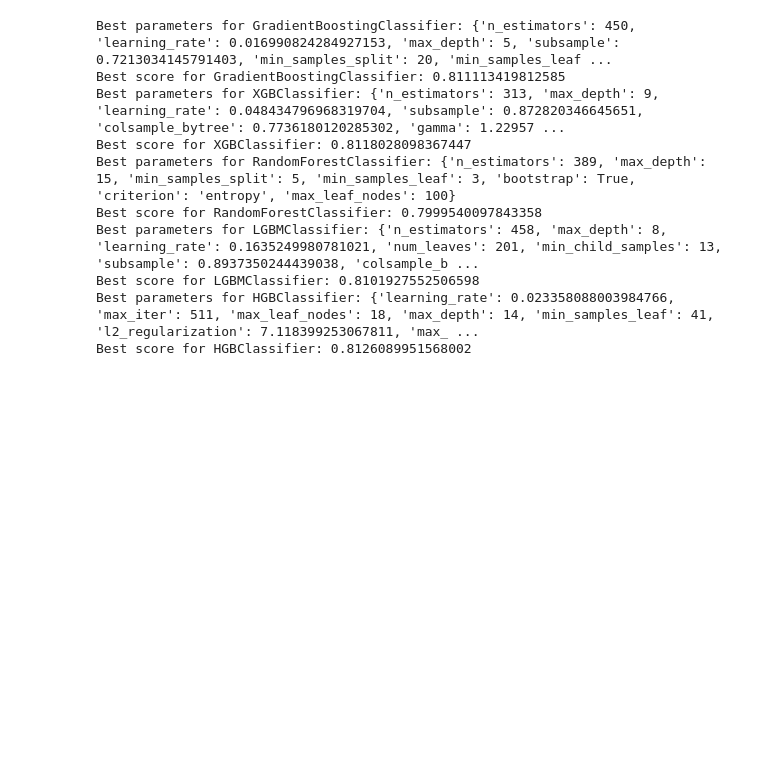
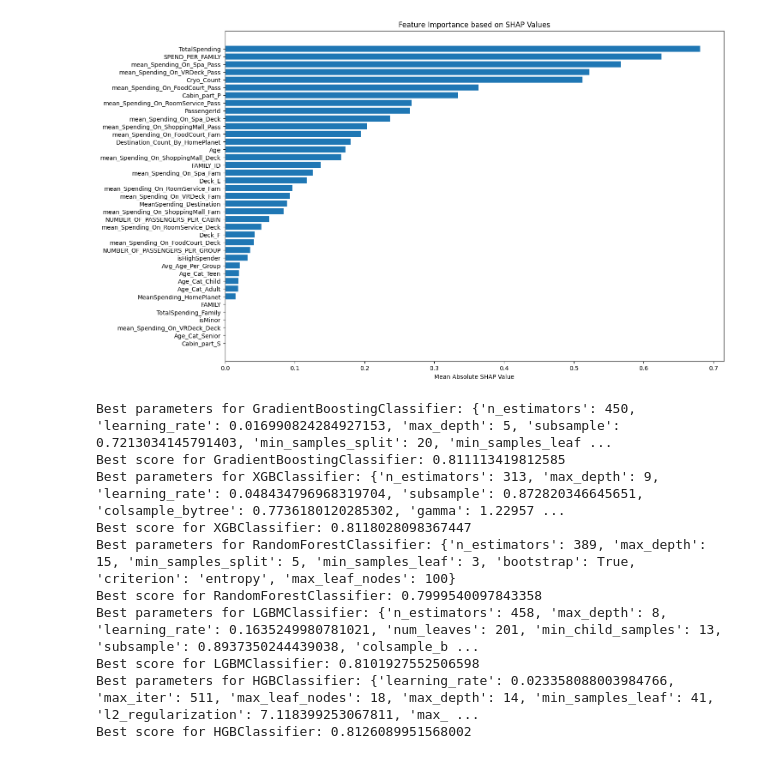
Before and after one commit to marcaroland/kaggle_spaceship, a Jupyter notebook: codebase.ipynb, the cells around one changed output. Cells and saved outputs as stored; diff of their text form; code cells hidden in the pictures; blank space fills up the shorter version.

Commit message:
Feature explanation & new feature added

```diff
--- a/codebase.ipynb
+++ b/codebase.ipynb
@@ -80,10 +83,12 @@ class FeatureEngineering:
         passenger_spending = data.groupby('PassengerId')[service_columns].agg(['mean'])
         family_spending = data.groupby('FAMILY_ID')[service_columns].agg(['mean'])
         deck_spending = data.groupby('Deck')[service_columns].agg(['mean'])
+        family_spending_sum = data.groupby('FAMILY_ID')[service_columns].agg(['sum'])
 
         passenger_spending.columns = [f"{stat}_Spending_On_{col}_Pass" for col, stat in passenger_spending.columns]
         family_spending.columns = [f"{stat}_Spending_On_{col}_Fam" for col, stat in family_spending.columns]
         deck_spending.columns = [f"{stat}_Spending_On_{col}_Deck" for col, stat in deck_spending.columns]
+        family_spending_sum.columns = [f"{stat}_Spending_On_{col}_Fam_SUM" for col, stat in family_spending_sum.columns]
 
         data['TotalSpending'] = data[service_columns].sum(axis=1)
         data["MeanSpending_HomePlanet"] = data.groupby("HomePlanet")["TotalSpending"].transform("mean")
@@ -96,6 +101,7 @@ class FeatureEngineering:
         data = data.merge(passenger_spending, on='PassengerId', how='left')
         data = data.merge(family_spending, on='FAMILY_ID', how='left')
         data = data.merge(deck_spending, on='Deck', how='left')
+        data = data.merge(family_spending_sum, on='FAMILY_ID', how='left')
 
         # Create binary and categorical features for age column
         data['isMinor'] = (data['Age'] < 18).astype(int)
@@ -603,3 +610,23 @@ X_test['PassengerId'] = X_test['PassengerId'].astype('int64')
+# %%
+xgb_model = XGBClassifier()
+xgb_model.fit(X_train, y_train)
+
+explainer_xgb = shap.Explainer(xgb_model)
+shap_explanation = explainer_xgb(X_test)
+
+shap_importance = np.abs(shap_explanation.values).mean(axis=0)
+
+importance_df = pd.DataFrame({'Feature': X_test.columns, 'SHAP': shap_importance})
+importance_df = importance_df.sort_values(by='SHAP', ascending=False)
+
+plt.figure(figsize=(15,10))
+plt.barh(importance_df['Feature'], importance_df['SHAP'])
+plt.gca().invert_yaxis()
+plt.xlabel('Mean Absolute SHAP Value')
+plt.title('Feature Importance based on SHAP Values')
+plt.show()
+# %% [output]
+[figure, added]
 # %%
 gbc_best_optuna_params = Modeller.tune_model('GradientBoostingClassifier', X_train=X_train, y_train=y_train, n_trials=300)
 xgb_best_optuna_params = Modeller.tune_model('XGBClassifier', X_train=X_train, y_train=y_train, n_trials=300)
```
Also changed, not shown: parts of 4 cells of this notebook.
